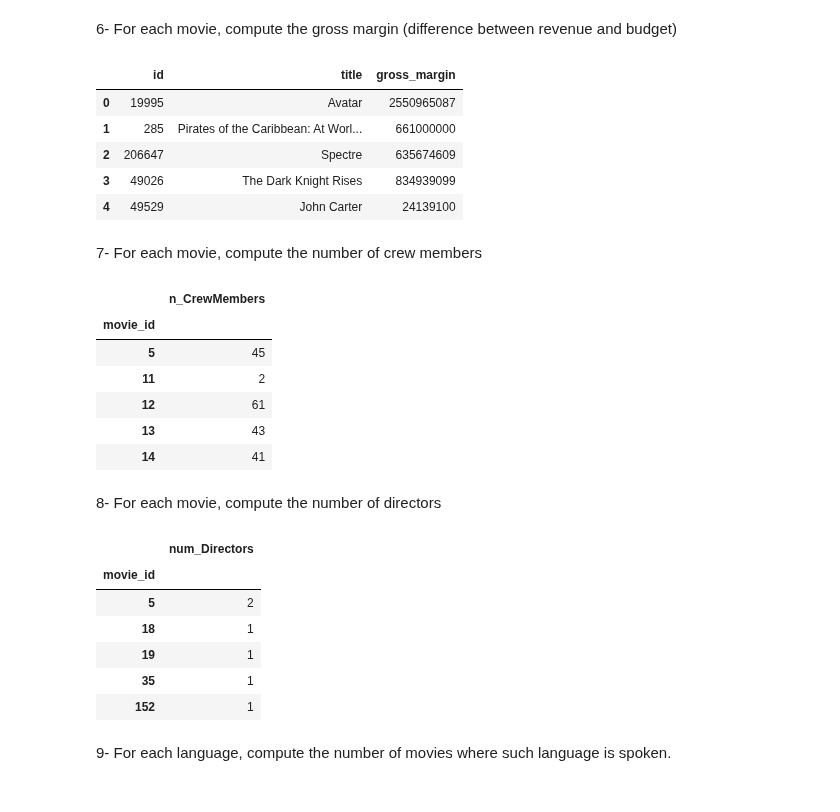
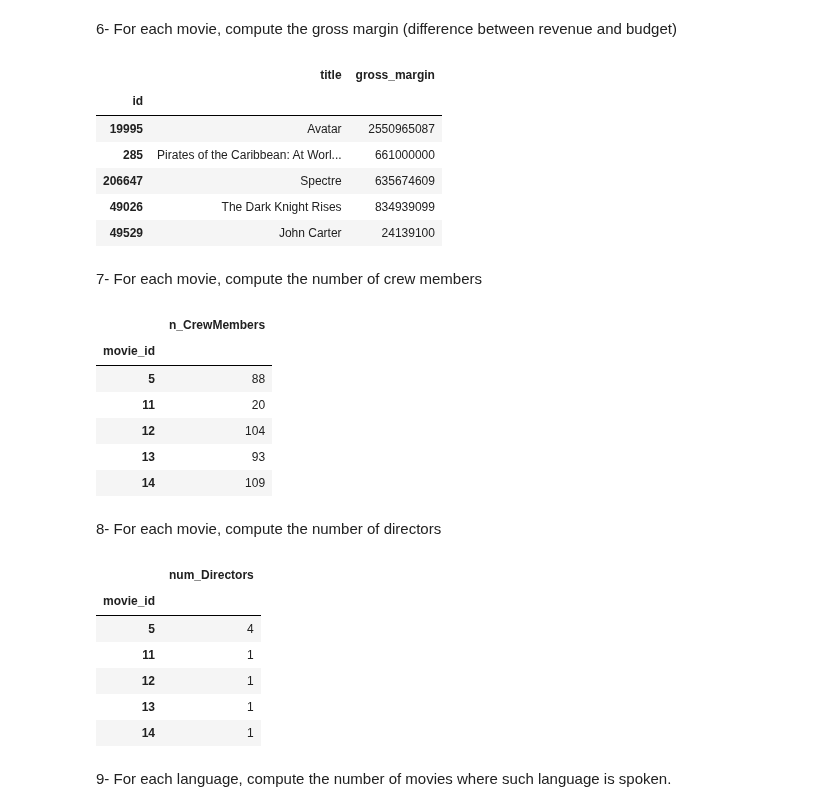
Before and after one commit to silviasantamaria/computerscience, a Jupyter notebook: NUOVO_PROJECT.ipynb, the cells around one changed output. Drawn from its saved outputs; the diff is of its cells as text; code cells hidden in the pictures.

```diff
--- a/NUOVO_PROJECT.ipynb
+++ b/NUOVO_PROJECT.ipynb
@@ -362,46 +360,42 @@ crew_id.head()
 6- For each movie, compute the gross margin (difference between revenue and budget)
 # %%
 movies['gross_margin'] = movies['revenue'] - movies['budget']
-movies[['id','title','gross_margin']].head()
+movies[['id','title','gross_margin']].set_index('id').head()
 # %% [output]
-|  | id | title | gross_margin |
-| 0 | 19995 | Avatar | 2550965087 |
-| 1 | 285 | Pirates of the Caribbean: At Worl... | 661000000 |
-| 2 | 206647 | Spectre | 635674609 |
-| 3 | 49026 | The Dark Knight Rises | 834939099 |
-| 4 | 49529 | John Carter | 24139100 |
+|  | title | gross_margin |
+| id |  |  |
+| 19995 | Avatar | 2550965087 |
+| 285 | Pirates of the Caribbean: At Worl... | 661000000 |
+| 206647 | Spectre | 635674609 |
+| 49026 | The Dark Knight Rises | 834939099 |
+| 49529 | John Carter | 24139100 |
 # %% [markdown]
 7- For each movie, compute the number of crew members
 # %%
-crew_id = crew_id.reset_index()
-crew=crew.reset_index()
-
-df=pd.merge(crew_id, crew, on=['id', 'credit_id'])
-members=df[['movie_id','id']].groupby('movie_id').count()
+members=crew[['movie_id','id']].groupby('movie_id').count()
 members.rename(index=str, columns={"id" : "n_CrewMembers"}).head()
 # %% [output]
 |  | n_CrewMembers |
 | movie_id |  |
-| 5 | 45 |
-| 11 | 2 |
-| 12 | 61 |
-| 13 | 43 |
-| 14 | 41 |
+| 5 | 88 |
+| 11 | 20 |
+| 12 | 104 |
+| 13 | 93 |
+| 14 | 109 |
 # %% [markdown]
 8- For each movie, compute the number of directors
 # %%
 directors= crew.loc[crew.job == 'Director']
-df1= pd.merge(crew_id, directors, on=['id', 'credit_id'])
-num_directors= df1[['movie_id', 'id']].groupby('movie_id').count()
+num_directors= directors[['movie_id', 'id']].groupby('movie_id').count()
 num_directors.rename(index=str, columns={'id': 'num_Directors'}).head()
 # %% [output]
 |  | num_Directors |
 | movie_id |  |
-| 5 | 2 |
-| 18 | 1 |
-| 19 | 1 |
-| 35 | 1 |
-| 152 | 1 |
+| 5 | 4 |
+| 11 | 1 |
+| 12 | 1 |
+| 13 | 1 |
+| 14 | 1 |
 # %% [markdown]
 9- For each language, compute the number of movies where such language is spoken.
 # %%
```
Also changed, not shown: parts of 17 cells of this notebook.
